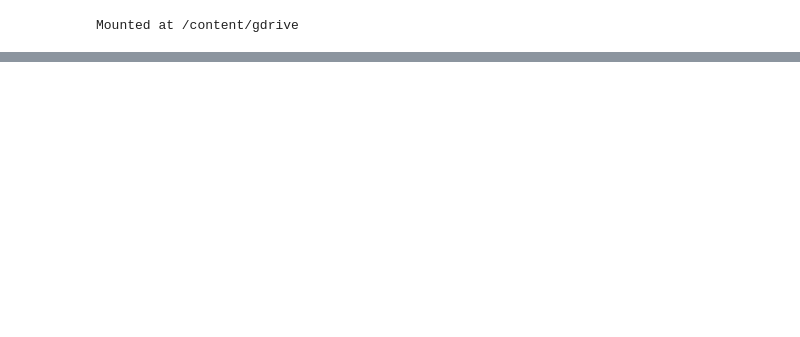
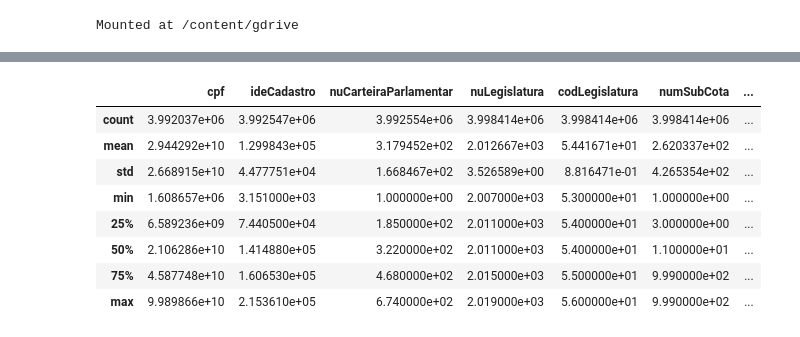
Before and after one commit to dagobertomedeiros/parlamentares, a Jupyter notebook: GASTOS_DEPUTADOS.ipynb, the cells around one changed output, grey strips where cells are left out. Drawn from its saved outputs; the diff is of its cells as text; code cells hidden in the pictures; blank space fills up the shorter version.

```diff
--- a/GASTOS_DEPUTADOS.ipynb
+++ b/GASTOS_DEPUTADOS.ipynb
@@ -56,0 +70,12 @@ df = pd.concat([df2008, df2009, df2010, df2011, df2012, df2013, df2014, df2015,
+# %%
+df.describe()
+# %% [output]
+|  | cpf | ideCadastro | nuCarteiraParlamentar | nuLegislatura | codLegislatura | numSubCota | ... |
+| count | 3.992037e+06 | 3.992547e+06 | 3.992554e+06 | 3.998414e+06 | 3.998414e+06 | 3.998414e+06 | ... |
+| mean | 2.944292e+10 | 1.299843e+05 | 3.179452e+02 | 2.012667e+03 | 5.441671e+01 | 2.620337e+02 | ... |
+| std | 2.668915e+10 | 4.477751e+04 | 1.668467e+02 | 3.526589e+00 | 8.816471e-01 | 4.265354e+02 | ... |
+| min | 1.608657e+06 | 3.151000e+03 | 1.000000e+00 | 2.007000e+03 | 5.300000e+01 | 1.000000e+00 | ... |
+| 25% | 6.589236e+09 | 7.440500e+04 | 1.850000e+02 | 2.011000e+03 | 5.400000e+01 | 3.000000e+00 | ... |
+| 50% | 2.106286e+10 | 1.414880e+05 | 3.220000e+02 | 2.011000e+03 | 5.400000e+01 | 1.100000e+01 | ... |
+| 75% | 4.587748e+10 | 1.606530e+05 | 4.680000e+02 | 2.015000e+03 | 5.500000e+01 | 9.990000e+02 | ... |
+| max | 9.989866e+10 | 2.153610e+05 | 6.740000e+02 | 2.019000e+03 | 5.600000e+01 | 9.990000e+02 | ... |
```
Also changed, not shown: parts of 5 cells of this notebook.
